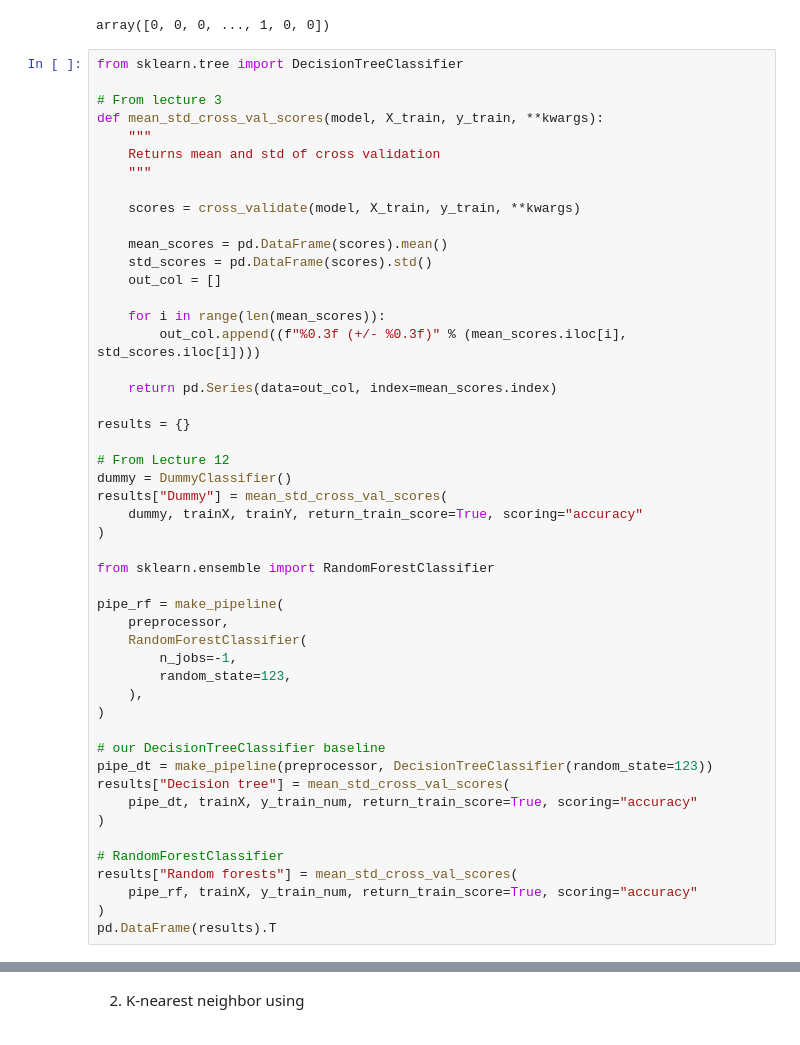
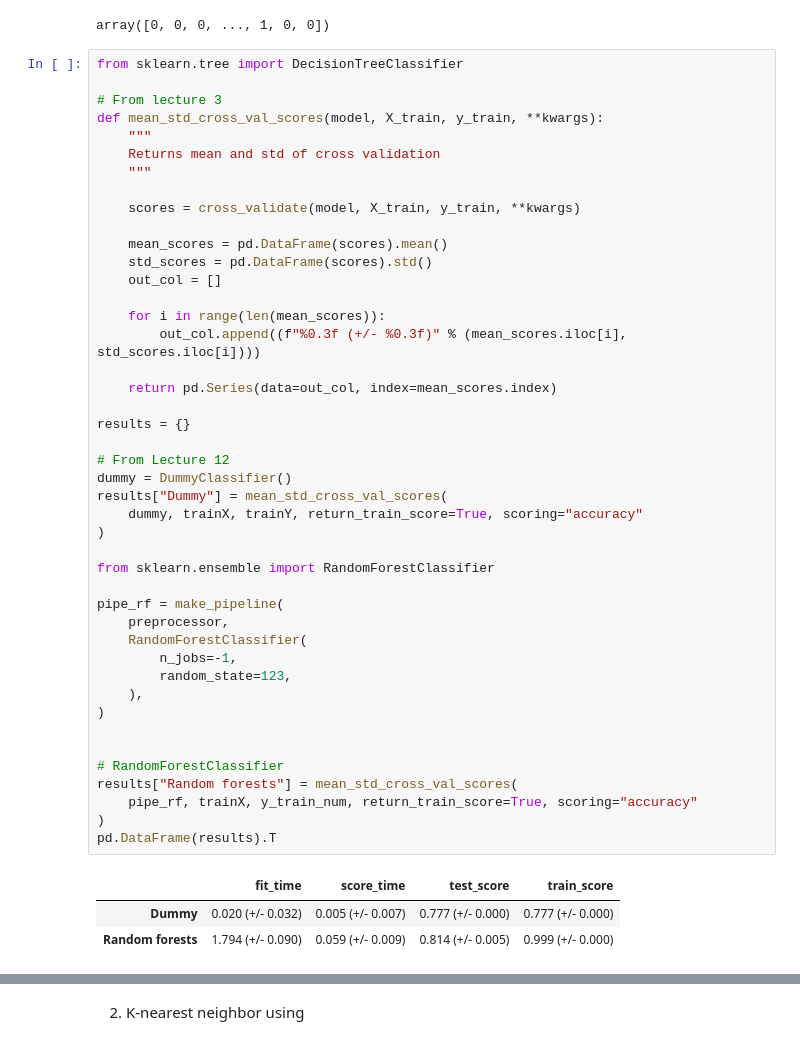
Before and after one commit to LaoAronn/CC-Default-Classification, a Jupyter notebook: hw5.ipynb, the cells around one changed output, grey strips where cells are left out. Drawn from its saved outputs; the diff is of its cells as text.

```diff
--- a/hw5.ipynb
+++ b/hw5.ipynb
@@ -658,35 +658,34 @@ def mean_std_cross_val_scores(model, X_train, y_train, **kwargs):
 
     for i in range(len(mean_scores)):
         out_col.append((f"%0.3f (+/- %0.3f)" % (mean_scores.iloc[i], std_scores.iloc[i])))
 
     return pd.Series(data=out_col, index=mean_scores.index)
 
 results = {}
 
 # From Lecture 12
 dummy = DummyClassifier()
 results["Dummy"] = mean_std_cross_val_scores(
     dummy, trainX, trainY, return_train_score=True, scoring="accuracy"
 )
 
 from sklearn.ensemble import RandomForestClassifier
 
 pipe_rf = make_pipeline(
     preprocessor,
     RandomForestClassifier(
         n_jobs=-1,
         random_state=123,
     ),
 )
 
-# our DecisionTreeClassifier baseline
-pipe_dt = make_pipeline(preprocessor, DecisionTreeClassifier(random_state=123))
-results["Decision tree"] = mean_std_cross_val_scores(
-    pipe_dt, trainX, y_train_num, return_train_score=True, scoring="accuracy"
-)
 
 # RandomForestClassifier
 results["Random forests"] = mean_std_cross_val_scores(
     pipe_rf, trainX, y_train_num, return_train_score=True, scoring="accuracy"
 )
 pd.DataFrame(results).T
+# %% [output]
+|  | fit_time | score_time | test_score | train_score |
+| Dummy | 0.020 (+/- 0.032) | 0.005 (+/- 0.007) | 0.777 (+/- 0.000) | 0.777 (+/- 0.000) |
+| Random forests | 1.794 (+/- 0.090) | 0.059 (+/- 0.009) | 0.814 (+/- 0.005) | 0.999 (+/- 0.000) |
```
Also changed, not shown: parts of 38 cells of this notebook.
